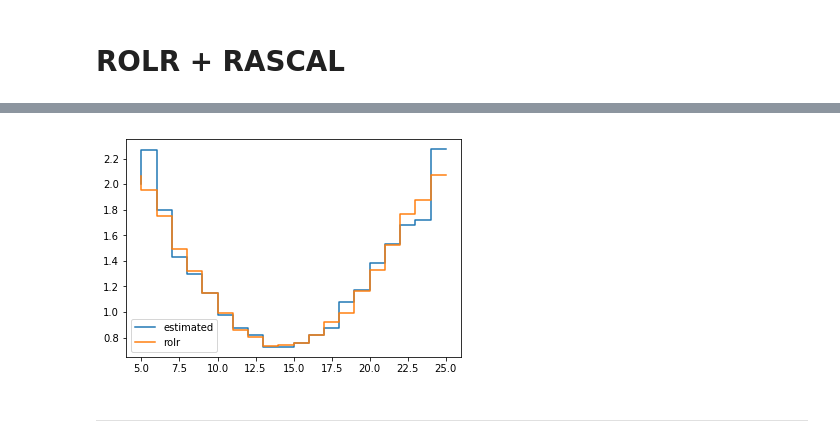
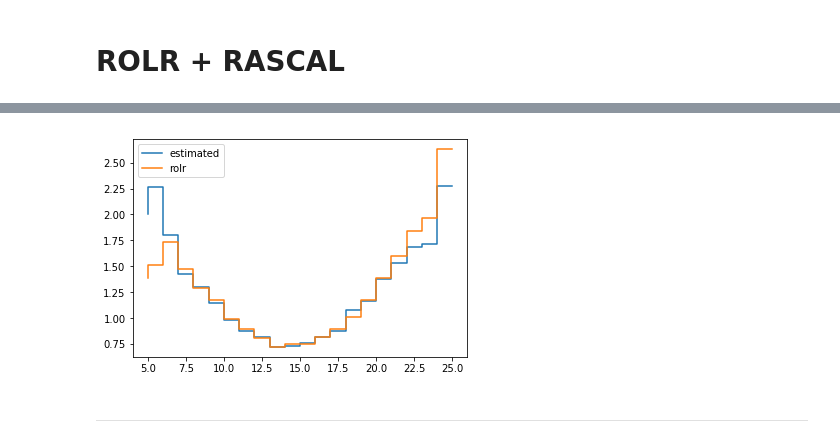
Before and after one commit to johannbrehmer/simulator-mining-example, a Jupyter notebook: Inference on Galton Board.ipynb, the cells around one changed output, grey strips where cells are left out. Drawn from its saved outputs; the diff is of its cells as text; code cells hidden in the pictures.

Commit message:
parameterized rolr

```diff
--- a/Inference on Galton Board.ipynb
+++ b/Inference on Galton Board.ipynb
@@ -206,24 +207,23 @@ def draw_ratio(n_samples, theta_0, theta_1, random_state=0):
 # %%
-x, y, log_r_xz = draw_ratio(10000, theta_0, theta_1)
+x, thetas, log_r_xz = draw_ratio(10000, n_thetas=10)
 # %%
 from keras.losses import mean_squared_error
 
-def loss_ratio(y_true, y_pred):
-    return (y_true[:, 0] * mean_squared_error(
-                K.reshape(y_true[:, 1], (-1,1)),
-                y_pred) +
-            (1.0-y_true[:, 0]) * mean_squared_error(
-                1. / K.reshape(y_true[:, 1], (-1,1)),
-                1. / y_pred))
+def make_rolr(lr=0.001):
+    thetas = Input(shape=(2,))
+    h = Dense(hidden_size, activation="tanh")(thetas)
+    log_rhat_thetas = Dense(n_outputs, activation="linear")(h)
+    rhat_thetas = Lambda(lambda exp: K.exp(exp))(log_rhat_thetas)
 
-def make_rolr(lr=0.001):
     x = Input(shape=(n_outputs,))
-    h = Dense(hidden_size, activation="tanh")(x)
-    log_rhat_x = Dense(1, activation="linear")(h)
-    rhat_x = Lambda(lambda exp: K.exp(exp))(log_rhat_x)
+    rhat_x_thetas = dot([x, rhat_thetas], axes=1)
 
-    model = Model(inputs=[x], outputs=[rhat_x])
+    model = Model(inputs=[thetas, x], outputs=[rhat_x_thetas])
     opt = Adam(lr=lr)
-    model.compile(loss=loss_ratio, optimizer=opt)
+    model.compile(loss=["mse"], optimizer=opt)
 
     return model
+
+def make_rascal(lr=0.001):
+
+    return model
@@ -232,5 +230,5 @@ rolr = make_rolr()
 # %%
-rolr.fit(x, np.hstack([y.reshape(-1, 1), np.exp(log_r_xz.reshape(-1, 1))]),
-         batch_size=32, epochs=50)
+rolr = make_rolr()
+rolr.fit([thetas, x], np.exp(log_r_xz.reshape(-1,1)), batch_size=32, epochs=50)
 # %% [output]
 Epoch 1/50
@@ -253,15 +251,15 @@ Epoch 50/50
 <keras.callbacks.History at 0x...>
 # %%
+r_true = np.exp(np.log(p_estimated_0[5:-5]) - np.log(p_estimated_1[5:-5]))
 x_test = to_categorical(np.array(range(n_nails)), num_classes=n_nails)
-r_rolr = rolr.predict(x_test)[5:-5]
-r_true = np.exp(np.log(p_estimated_0[5:-5]) - np.log(p_estimated_1[5:-5]))
+r_rolr = rolr.predict([np.tile(np.array([theta_0, theta_1]), (n_nails, 1)), x_test])[5:-5]
 
 plt.step(range(5, n_nails-5), r_true, label="estimated")
 plt.step(range(5, n_nails-5), r_rolr, label="rolr")
 plt.legend()
 plt.show()
 # %% [output]
-[figure, old version]
+[figure, new version]
 # %% [markdown]
 ---
 # %% [markdown]
```
Also changed, not shown: parts of 3 cells of this notebook.
